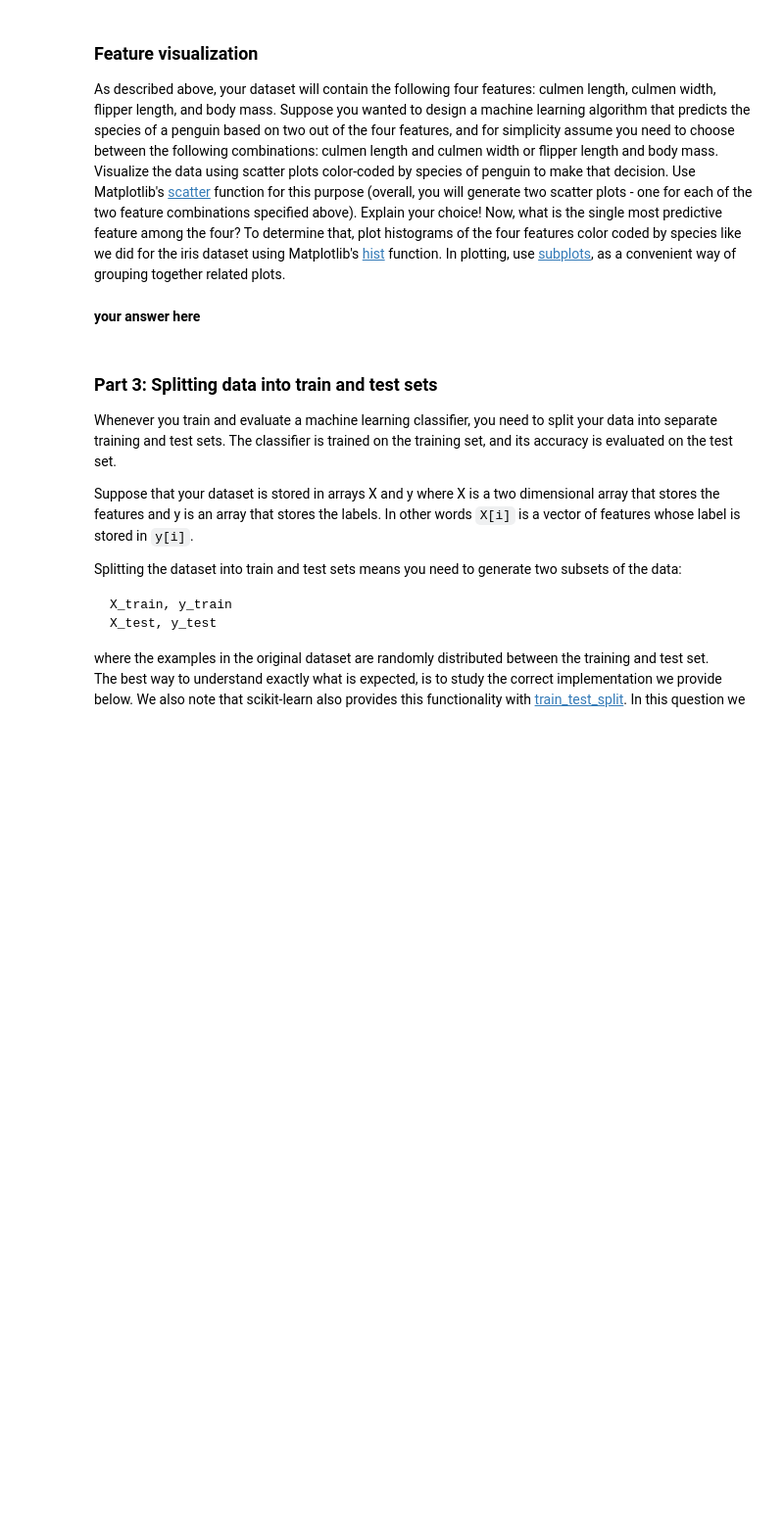
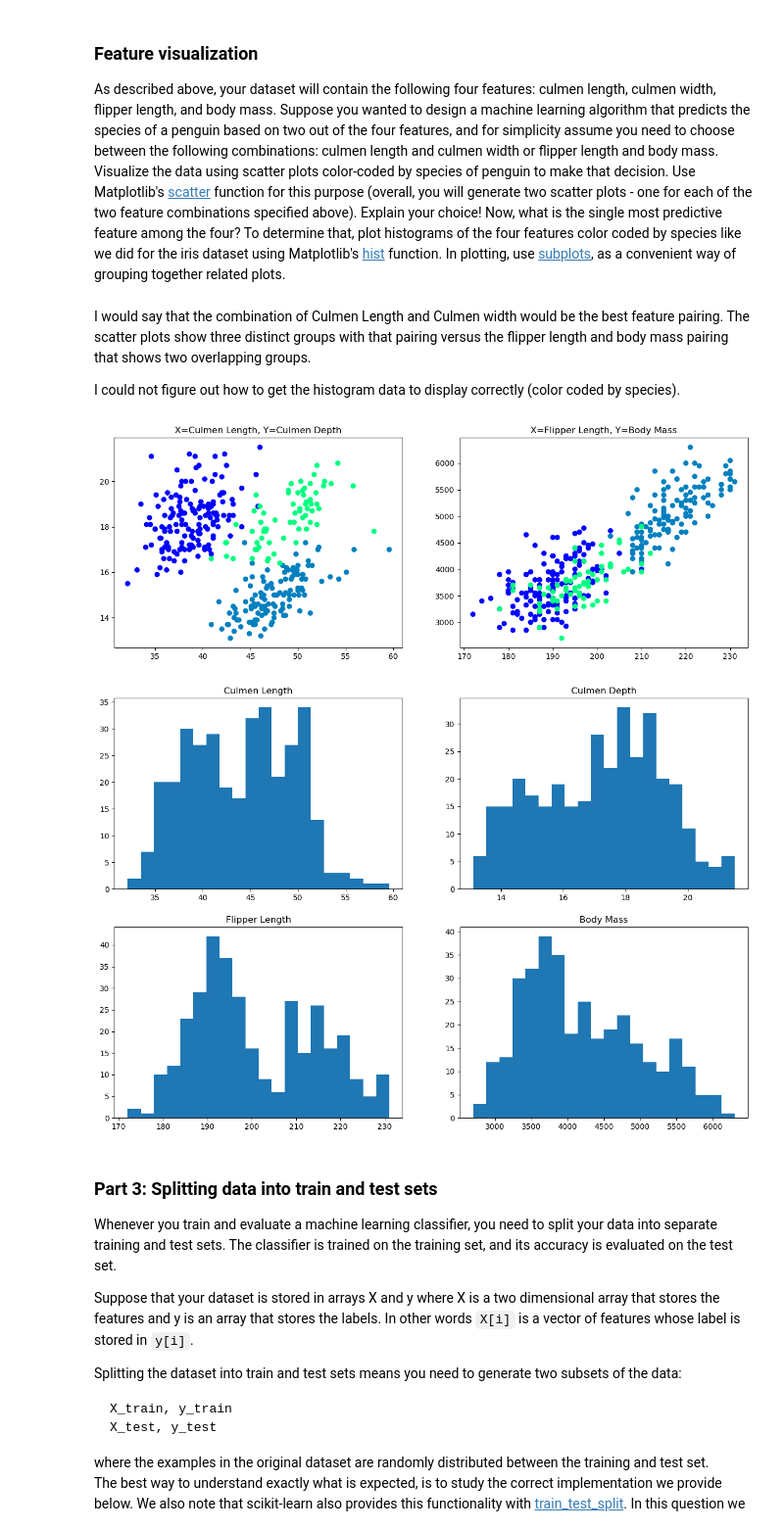
Before and after one commit to O-paque/CS345, a Jupyter notebook: Assignments & Labs/Assignment 1/assignment1.ipynb, the cells around one changed output. Shown at 98% size. Cells and saved outputs as stored; diff of their text form; code cells hidden in the pictures; blank space fills up the shorter version.

```diff
--- a/Assignments & Labs/Assignment 1/assignment1.ipynb
+++ b/Assignments & Labs/Assignment 1/assignment1.ipynb
@@ -158,5 +162,3 @@ Explain your choice!
 Now, what is the single most predictive feature among the four?
 To determine that, plot histograms of the four features color coded by species like we did for the iris dataset using Matplotlib's [hist](https://matplotlib.org/stable/api/_as_gen/matplotlib.pyplot.hist.html) function.
 In plotting, use [subplots](http://matplotlib.org/examples/pylab_examples/subplots_demo.html), as a convenient way of grouping together related plots.
-# %% [markdown]
-**your answer here**
@@ -171,3 +165,40 @@ Body Mass column 3
+# %% [markdown]
+I would say that the combination of Culmen Length and Culmen width would be the best feature pairing. The scatter plots show three distinct groups with that pairing versus the flipper length and body mass pairing that shows two overlapping groups.
+
+I could not figure out how to get the histogram data to display correctly (color coded by species).
+# %%
+# it should include relevant plots and the Python code to generate them
+"""
+Culmen Length column 0
+Culmen Depth column 1
+Flipper Length column 2
+Body Mass column 3
+"""
+fig, (ax1, ax2) = plt.subplots(1, 2, figsize=(15,5))
+
+ax1.title.set_text("X=Culmen Length, Y=Culmen Depth")
+ax1.scatter(X[:,0], X[:,1], c=y, cmap='winter')
+
+ax2.title.set_text("X=Flipper Length, Y=Body Mass")
+ax2.scatter(X[:,2], X[:,3], c=y, cmap='winter')
+
+fig, ax3 = plt.subplots(2,2, figsize=(15,10))
+colors = ['blue', 'green', 'orange', 'purple']
+
+ax3[0,0].title.set_text("Culmen Length")
+ax3[0,0].hist(X[:,0], bins=20, label=y);
+
+ax3[0,1].title.set_text("Culmen Depth")
+ax3[0,1].hist(X[:,1], bins=20, label=y);
+
+ax3[1,0].title.set_text("Flipper Length")
+ax3[1,0].hist(X[:,2], bins=20, label=y);
+
+ax3[1,1].title.set_text("Body Mass")
+ax3[1,1].hist(X[:,3], bins=20, label=y);
+# %% [output]
+[figure, added]
+[figure, added]
 # %% [markdown]
 ### Part 3:  Splitting data into train and test sets
 
```
Also changed, not shown: parts of 10 cells of this notebook, 1 other file.
